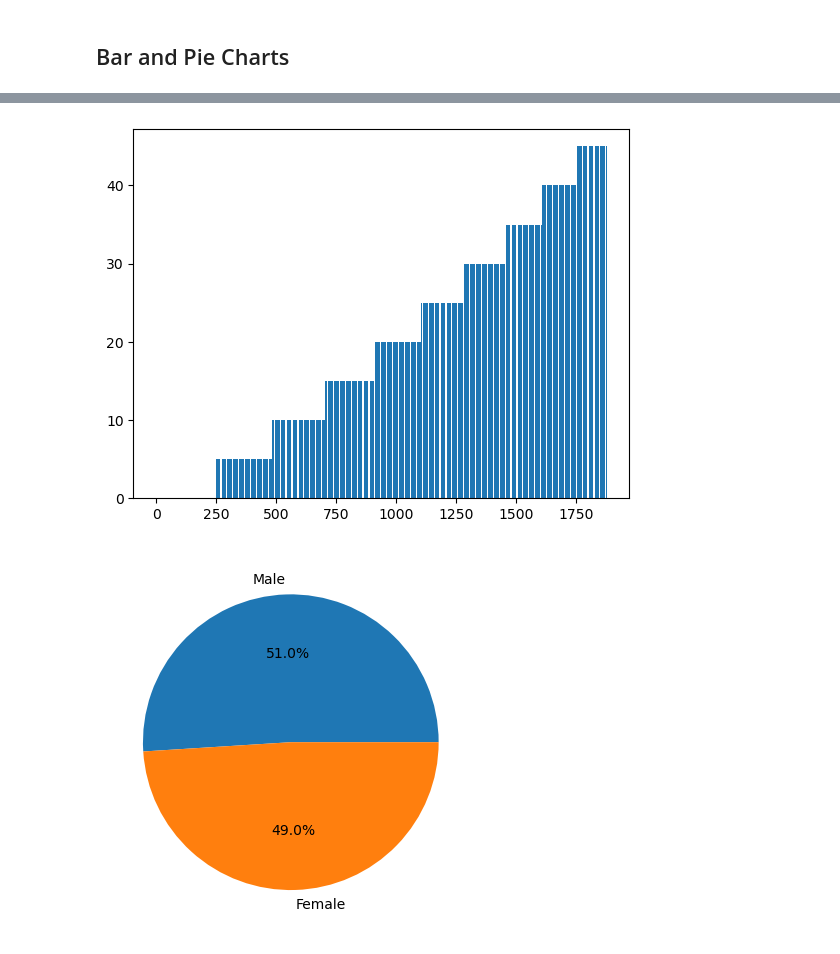
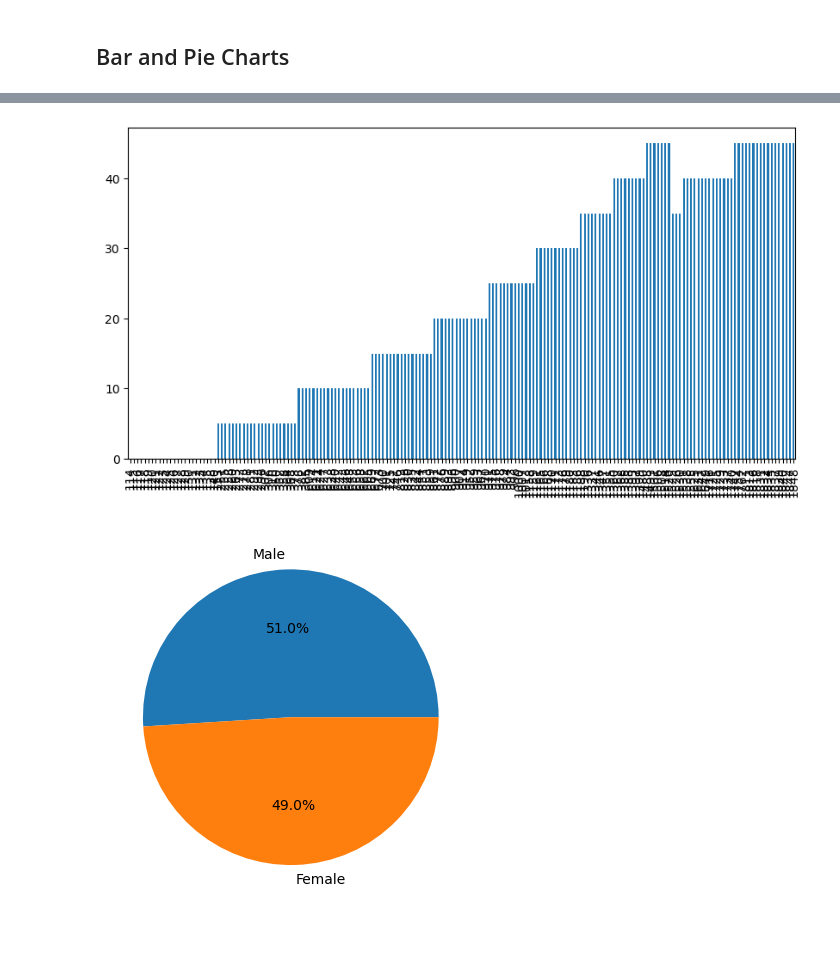
Before and after one commit to KDR9577/MatPlotlib, a Jupyter notebook: MatPlotlib/pymaceuticals_starter.ipynb, the cells around one changed output, grey strips where cells are left out. Cells and saved outputs as stored; diff of their text form; code cells hidden in the pictures.

```diff
--- a/MatPlotlib/pymaceuticals_starter.ipynb
+++ b/MatPlotlib/pymaceuticals_starter.ipynb
@@ -141,9 +141,11 @@ aggregate_df
 ## Bar and Pie Charts
 # %%
 # Generate a bar plot showing the total number of rows (Mouse ID/Timepoints) for each drug regimen using Pandas.
-ID_timepoint = cleaned_df.set_index(["Drug Regimen"])["Timepoint"]
-x = cleaned_df["Drug Regimen"]
-tick_locations = [value for value in x_axis]
+#make df with these two columns
+regimen = cleaned_df.groupby(["Drug Regimen"])["Timepoint"]
+x = regimen.count()
+tick_locations = [value for value in x]
+labels = "Drug Regimen"
 plt.xticks = (tick_locations, cleaned_df["Drug Regimen"])
-plt.bar(x, ID_timepoint[1])
+plt.bar(x, ("Timepoint"))
 # %% [output]
@@ -151,11 +154,11 @@ NameError: name 'x_axis' is not defined
 # %%
 # Generate a bar plot showing the total number of rows (Mouse ID/Timepoints) for each drug regimen using pyplot.
-x_axis = np.arange(len(cleaned_df))
-tick_locations = [value for value in x_axis]
-plt.bar(x_axis, cleaned_df["Timepoint"])
+#ID_timepoint_df = cleaned_df[["Drug Regimen", "Timepoint"]]
+regimen.plot(kind="bar", figsize=(10, 5))
+tick_locations = [value for value in regimen]
 plt.show()
 # %% [output]
-[figure, old version]
+[figure, new version]
 # %%
 # Generate a pie plot showing the distribution of female versus male mice using Pandas
 sex_avgs = cleaned_df.value_counts((["Sex"]) ,["Male"] ,["Female"])*100
```
Also changed, not shown: parts of 2 cells of this notebook.
